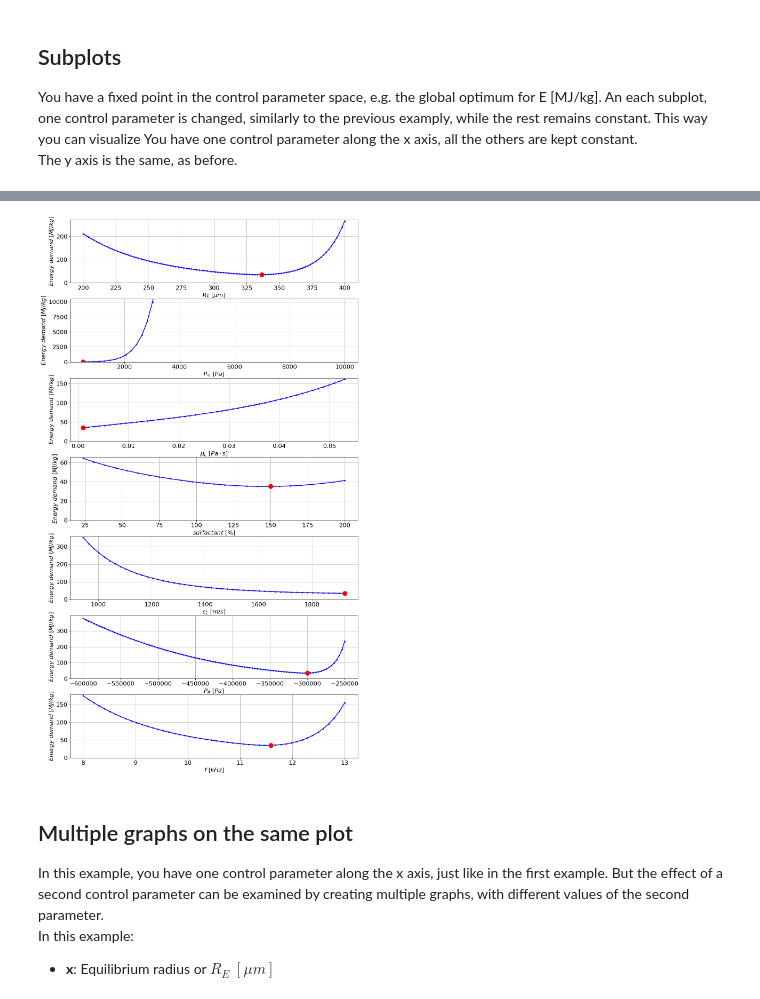
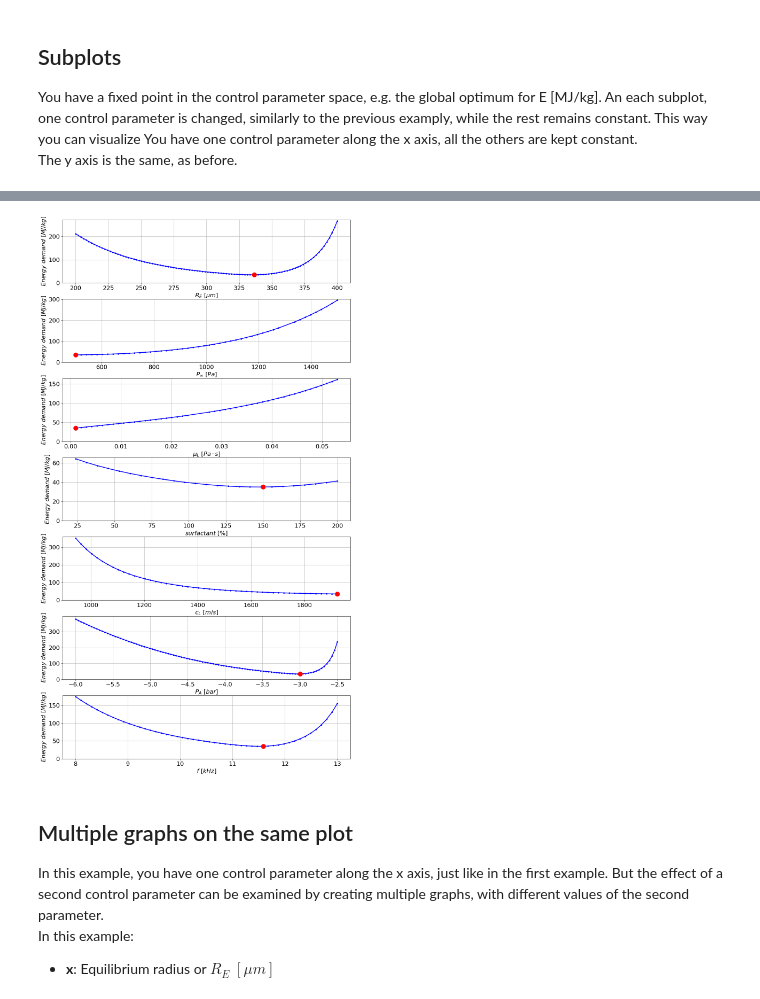
Before and after one commit to hihihi2001/parameter_studies, a Jupyter notebook: create plots.ipynb, the cells around one changed output, grey strips where cells are left out. Cells and saved outputs as stored; diff of their text form; code cells hidden in the pictures.

```diff
--- a/create plots.ipynb
+++ b/create plots.ipynb
@@ -191,7 +191,7 @@ The y axis is the same, as before.
 # control parameter points to examine:
 ranges = dict(
     R_E=[1e-6*x for x in list(np.linspace(200.0, 400.0, 100))], # [um --> m]
-    P_amb=[1e5*x for x in np.linspace(0.005, 0.025, 50)], # [bar --> Pa]
+    P_amb=[1e5*x for x in np.linspace(0.005, 0.015, 50)], # [bar --> Pa]
     mu_L=[x for x in np.linspace(0.001, 0.053, 50)], # [Pa*s]
     surfactant=np.linspace(0.0171/par.sigma, 2.0, 25), # [-]
     c_L=[x for x in np.linspace(943, 1923, 50)], # [m/s]
@@ -209,7 +209,7 @@ labels = dict(
     surfactant='$surfactant\ [\%]$',
     mu_L='$\mu_L\ [Pa\cdot s]$',
     c_L='$c_L\ [m/s]$',
-    p_A='$P_A\ [Pa]$',
+    p_A='$P_A\ [bar]$',
     freq='$f\ [kHz]$',
 )
 
@@ -281,32 +435,33 @@ fig.tight_layout(pad=1.0)
 for i, key in enumerate(ranges):
     subx = x[i]
     suby = y[i]
 
   # unit corrections:
     correction1 = 1.0
     correction2 = 0.0
     if key=='R_E': correction1 = 1e6
     #elif key=='P_amb': correction1 = 1e-5
     elif key=='T_inf': correction2 = -273.15
     elif key=='surfactant': correction1 = 100.0
+    elif key=='p_A': correction1 = 1e-5
     elif key=='freq': correction1 = 1e-3
     subx = correction1 * np.array(subx) + correction2
 
   # ploting:
     ax[i].plot(subx, suby, '.-', color='b', linewidth=2.0)
     ax[i].set_ylabel('$Energy \ demand \ [MJ/kg]$')
     ax[i].set_xlabel(labels[key])
     if max(suby) / min(suby) > 10.0:
       ax[i].set_ylim([0.0, 1.05*min(max(suby), 1e4)])
     else:
       ax[i].set_ylim([0.0, 1.02*min(max(suby), 1e3)])
     #ax[i].set_yscale('log')
     ax[i].grid()
   # add the red dot:
     ax[i].plot(correction1*best_point[key]+correction2, fixed_energy, markersize=12, marker="o", color='r')
 
 if False: # save as image by setting it True (don't forget to create folder named 'images')
     fig.savefig('images\\R_E-Energy-plot.png')
 # %% [output]
-[figure, old version]
+[figure, new version]
 # %%
```
Also changed, not shown: parts of 2 cells of this notebook, 1 other file.
